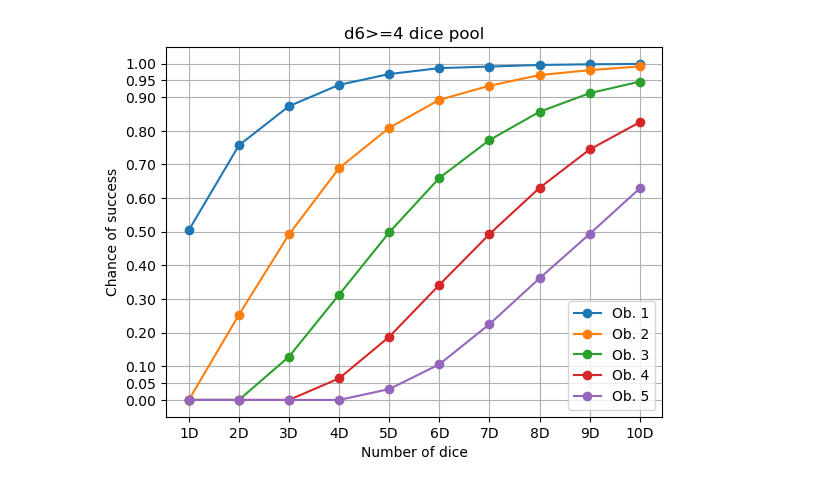
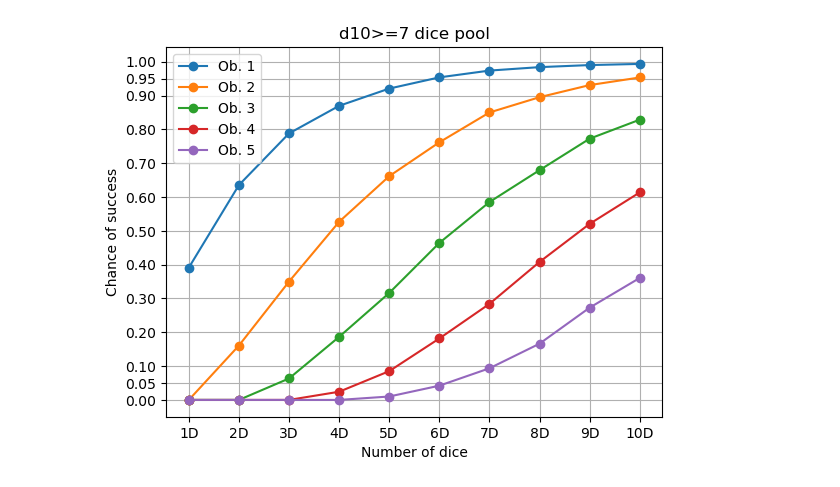
Before and after one commit to xremming/notebook, a Jupyter notebook: dicepool.ipynb, the cells around one changed output. Saved outputs shown, nothing was run; the diff lists cells and outputs as text; code cells hidden in the pictures.

```diff
--- a/dicepool.ipynb
+++ b/dicepool.ipynb
@@ -50,25 +50,25 @@ def roll(sides: int, target: int, *, max_dice: int = 9, max_ob: int = 4, rolls:
 # %%
 from matplotlib import pyplot as plt
 
-sides = 6
-target = 4
+sides = 10
+target = 7
 
 max_dice = 10
 max_ob = 5
 
 data = roll(sides, target, max_dice=max_dice, max_ob=max_ob)
 
 # plt.plot(data)
 plt.title(f"d{sides}>={target} dice pool")
 plt.xlabel("Number of dice")
 plt.ylabel("Chance of success")
 plt.yticks([0, 0.05, 0.1, 0.2, 0.3, 0.4, 0.5, 0.6, 0.7, 0.8, 0.9, 0.95, 1])
 plt.grid()
 
 for i in range(1, max_ob+1):
     plt.plot(data.loc[:,f"Ob. {i}"], label=f"Ob. {i}", color=f"C{i-1}", marker="o")
 
 plt.legend()
 plt.show()
 # %% [output]
-[figure, old version]
+[figure, new version]
```
Also changed, not shown: 3 other files.
